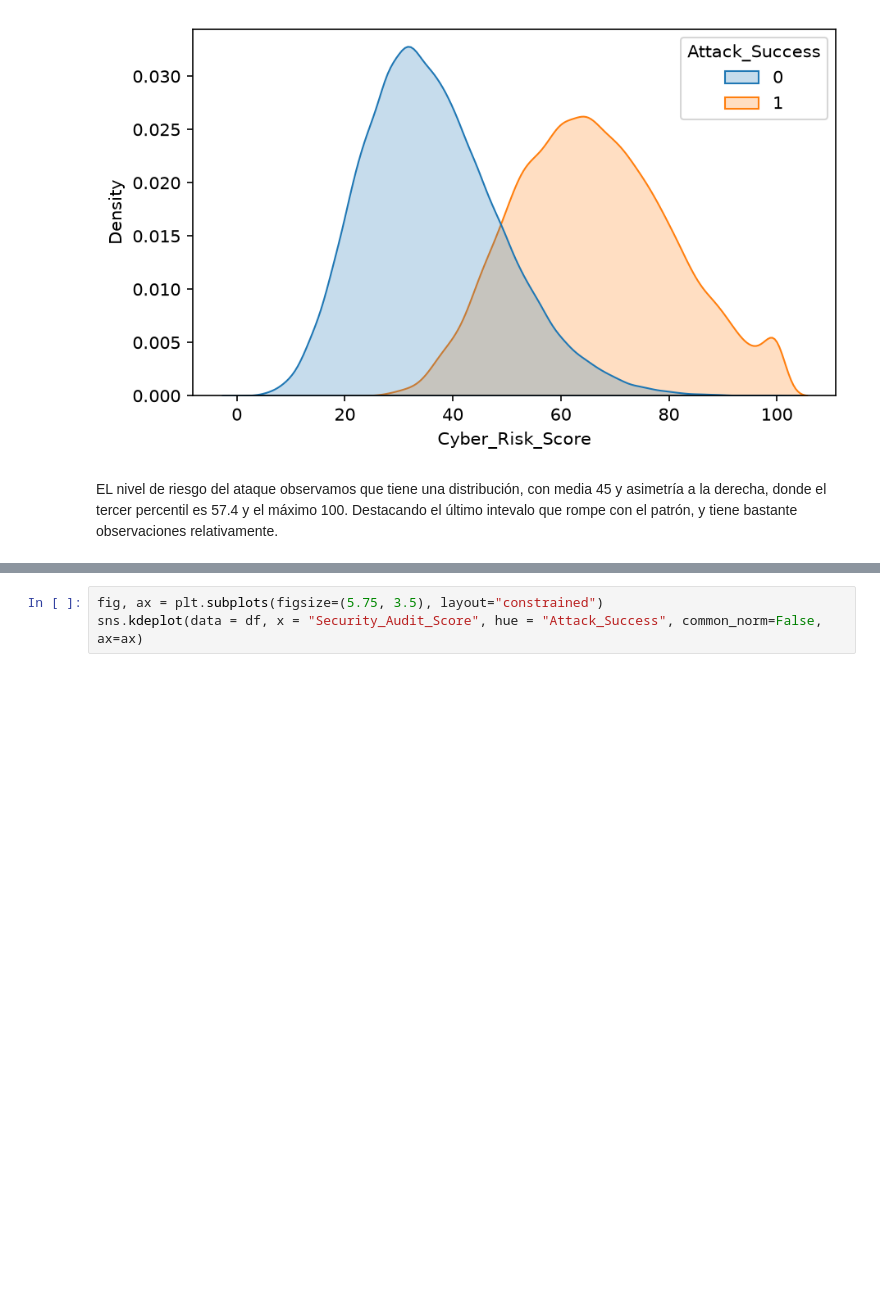
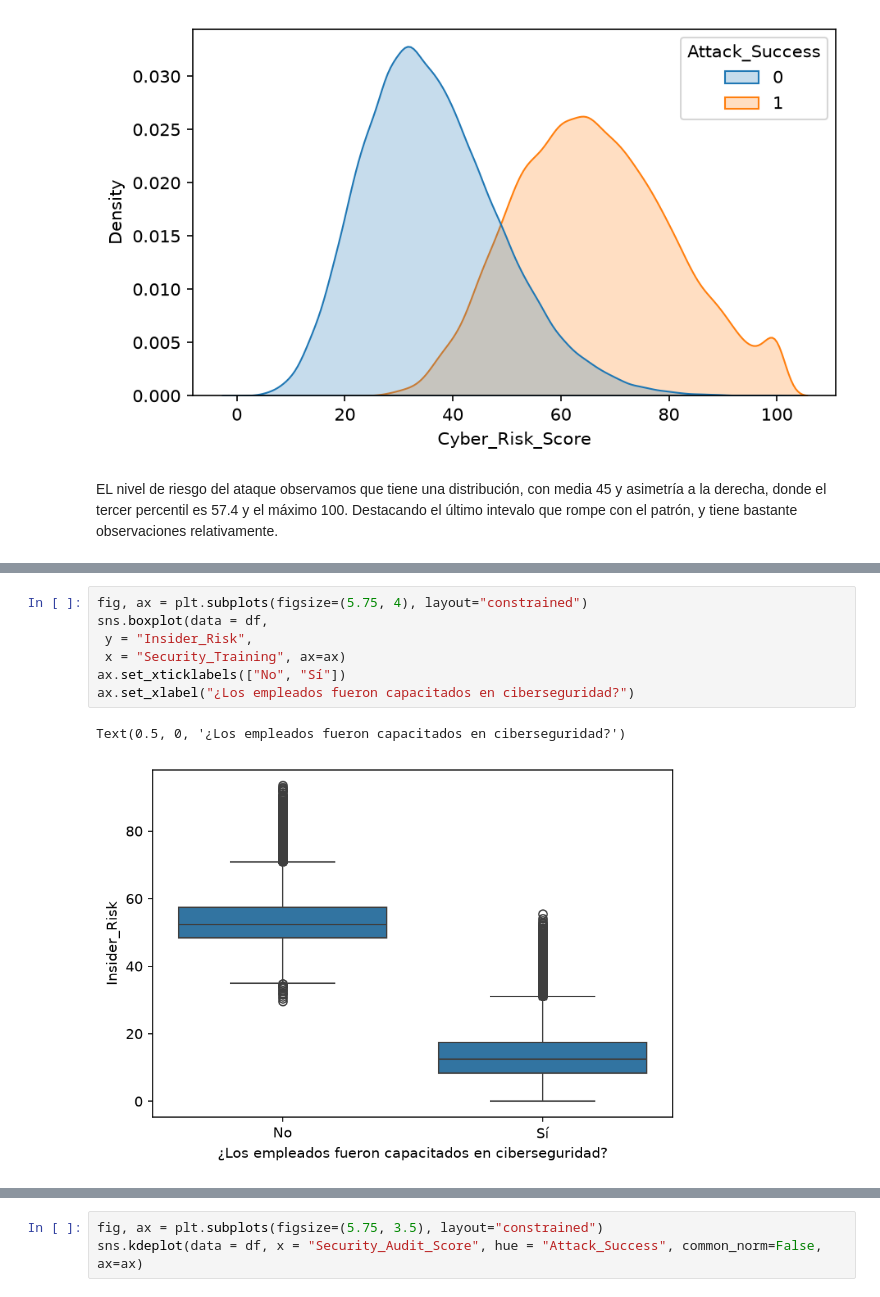
Before and after one commit to franconicolas38/proyecto-final-pycd, a Jupyter notebook: codigo_trabajo_final.ipynb, the cells around one changed output, grey strips where cells are left out. Drawn from its saved outputs; the diff is of its cells as text; blank space fills up the shorter version.

```diff
--- a/codigo_trabajo_final.ipynb
+++ b/codigo_trabajo_final.ipynb
@@ -125,0 +171,10 @@ Text(0.5, 0, 'Cantidad')
+# %%
+fig, ax = plt.subplots(figsize=(5.75, 4), layout="constrained")
+sns.boxplot(data = df,
+ y = "Insider_Risk",
+ x = "Security_Training", ax=ax)
+ax.set_xticklabels(["No", "Sí"])
+ax.set_xlabel("¿Los empleados fueron capacitados en ciberseguridad?")
+# %% [output]
+Text(0.5, 0, '¿Los empleados fueron capacitados en ciberseguridad?')
+[figure, added]
```
Also changed, not shown: parts of 11 cells of this notebook, 1 other file.
